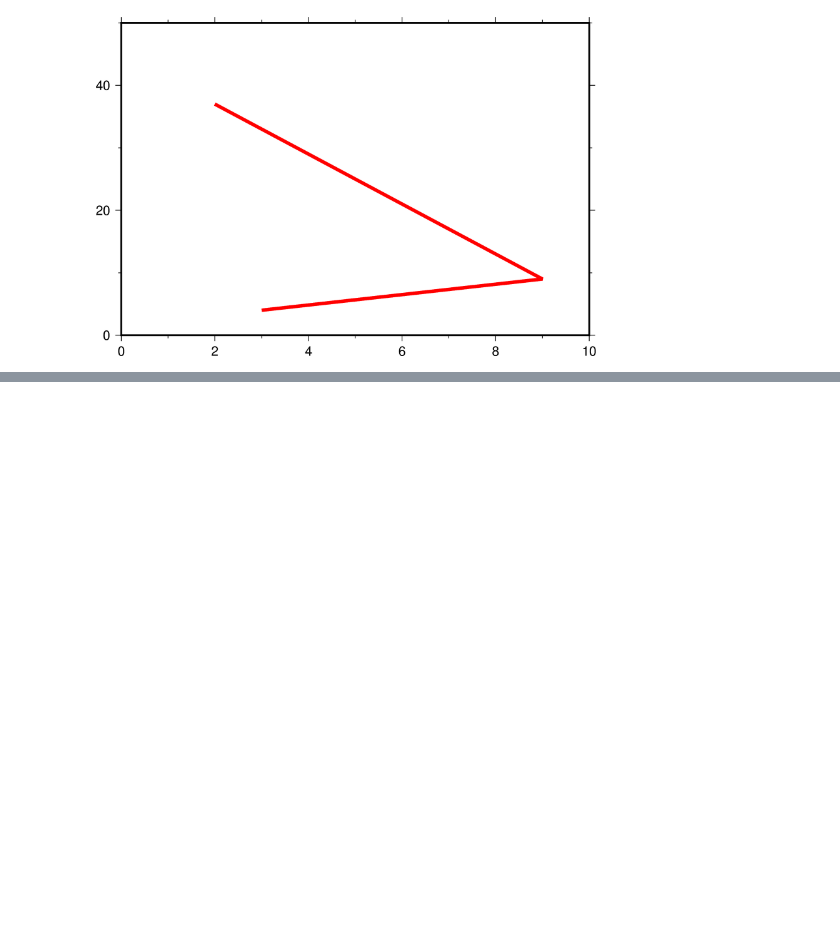
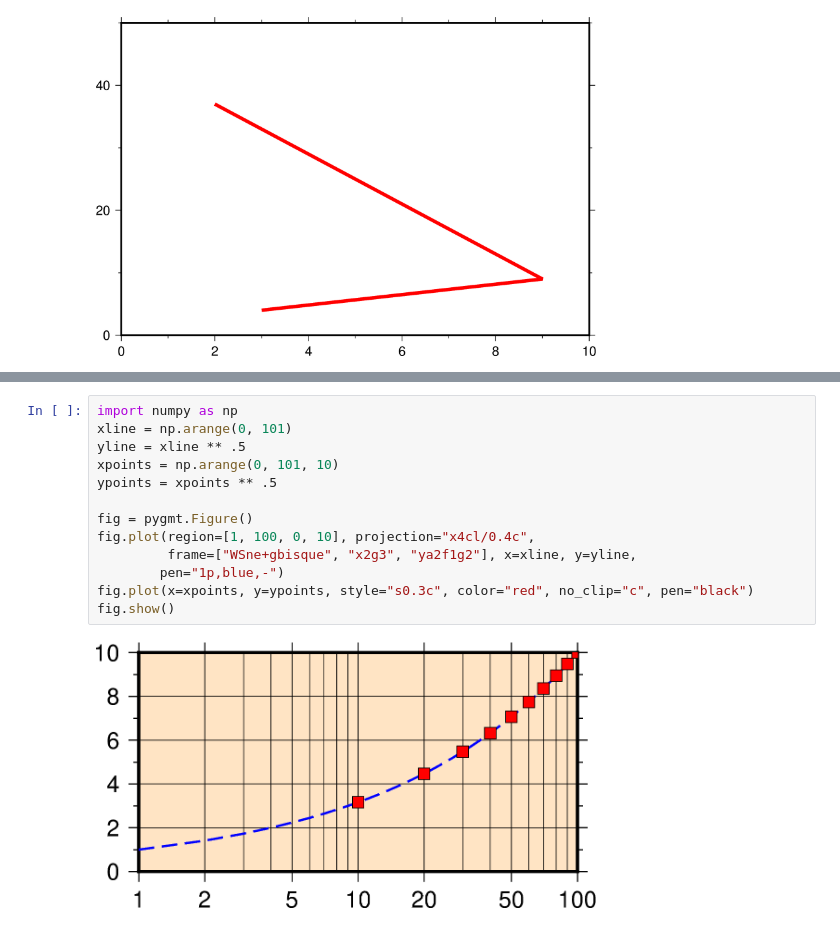
Before and after one commit to willschlitzer/learn-pygmt, a Jupyter notebook: nongeo.ipynb, the cells around one changed output, grey strips where cells are left out. Drawn from its saved outputs; the diff is of its cells as text; blank space fills up the shorter version.

```diff
--- a/nongeo.ipynb
+++ b/nongeo.ipynb
@@ -32,3 +34,18 @@ fig.plot(
 fig.show()
 # %% [output]
 [figure]
+# %%
+import numpy as np
+xline = np.arange(0, 101)
+yline = xline ** .5
+xpoints = np.arange(0, 101, 10)
+ypoints = xpoints ** .5
+
+fig = pygmt.Figure()
+fig.plot(region=[1, 100, 0, 10], projection="x4cl/0.4c",
+         frame=["WSne+gbisque", "x2g3", "ya2f1g2"], x=xline, y=yline,
+        pen="1p,blue,-")
+fig.plot(x=xpoints, y=ypoints, style="s0.3c", color="red", no_clip="c", pen="black")
+fig.show()
+# %% [output]
+[figure, added]
```
Also changed, not shown: parts of 3 cells of this notebook, 3 other files.
